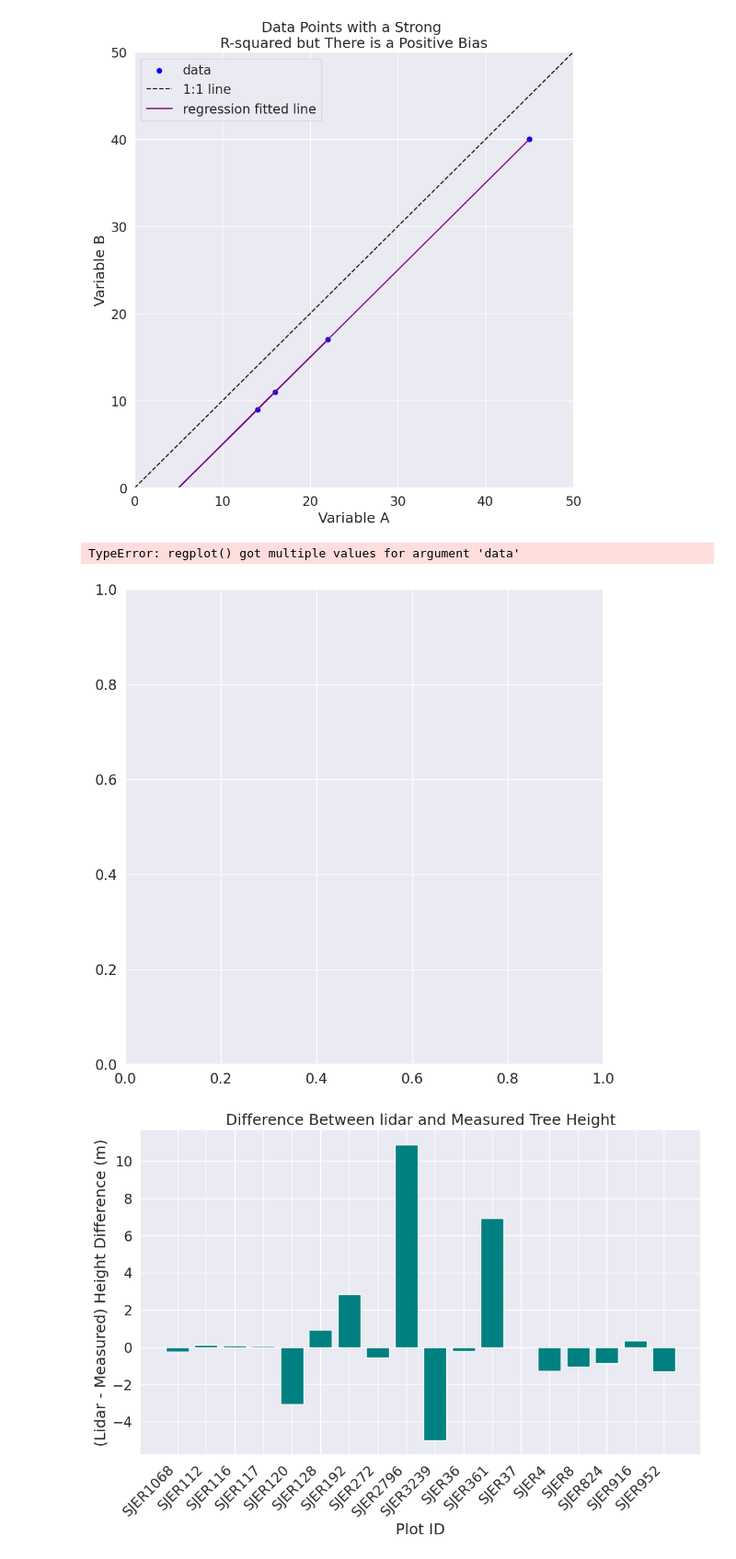
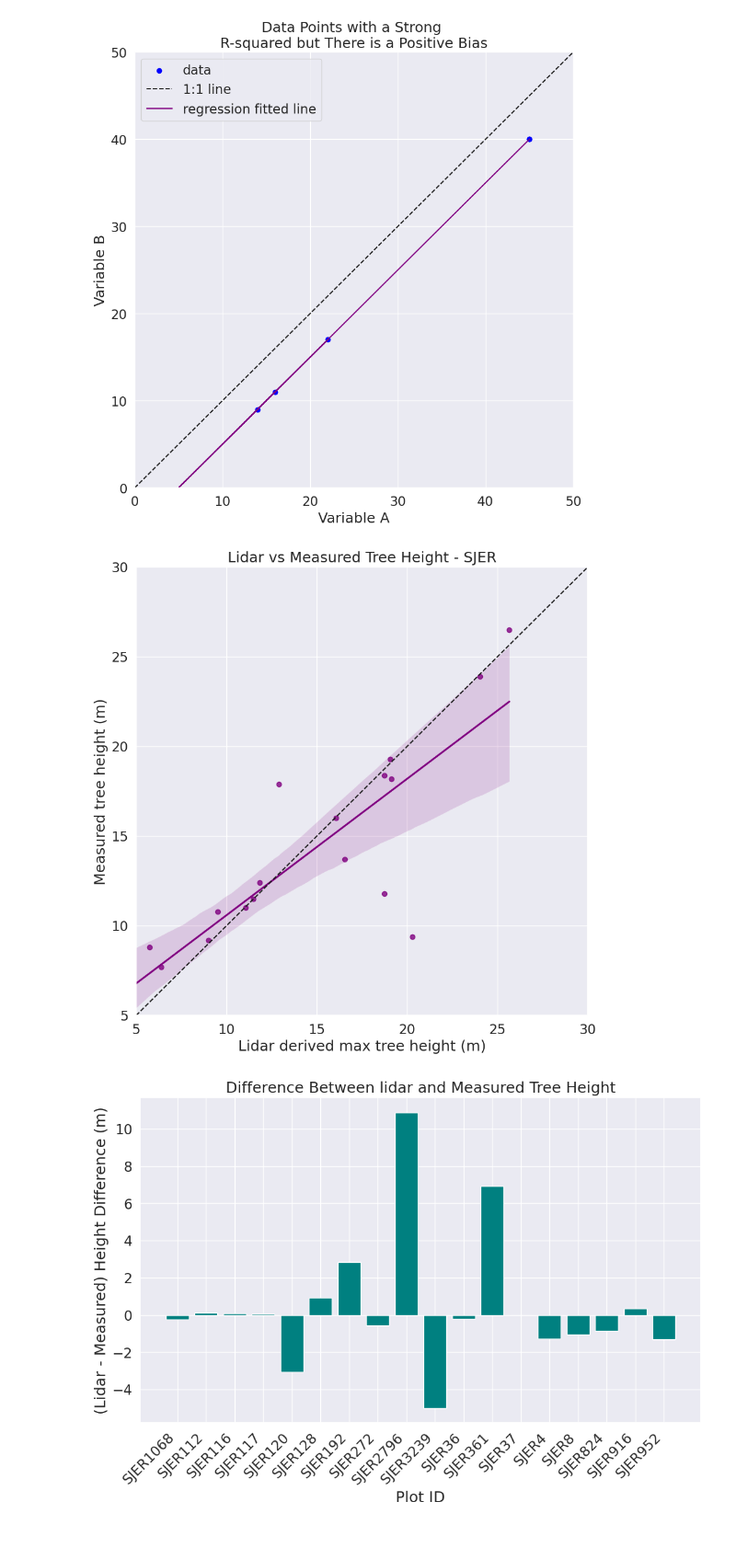
Before and after one commit to TC-YP/gisc606-lab4, a Jupyter notebook: Lab Exercises/regression.ipynb, the cells around one changed output. Shown at 92% size. Saved outputs shown, nothing was run; the diff lists cells and outputs as text; code cells hidden in the pictures.

```diff
--- a/Lab Exercises/regression.ipynb
+++ b/Lab Exercises/regression.ipynb
@@ -230,21 +230,21 @@ RMSE 0.0
 # %%
 fig, ax = plt.subplots(figsize=(10, 10))
 
-ax = sns.regplot('lidar_max', 'insitu_maxht',
+ax = sns.regplot(x='lidar_max',
+                 y='insitu_maxht',
                  data=sjer_final_height_df,
                  color="purple")
 
 ax.set(xlim=[5, 30], ylim=[5, 30])
 ax.plot((0, 1), (0, 1), transform=ax.transAxes, ls='--', c='k')
 
 ax.set(xlabel="Lidar derived max tree height (m)",
        ylabel="Measured tree height (m)",
        title="Lidar vs Measured Tree Height - SJER")
 
 plt.show()
 # %% [output]
-TypeError: regplot() got multiple values for argument 'data'
-[figure, old version]
+[figure, new version]
 # %%
 sjer_final_height["lidar_measured"] = sjer_final_height["lidar_max"] - \
     sjer_final_height["insitu_maxht"]
```
Also changed, not shown: 1 other file.
